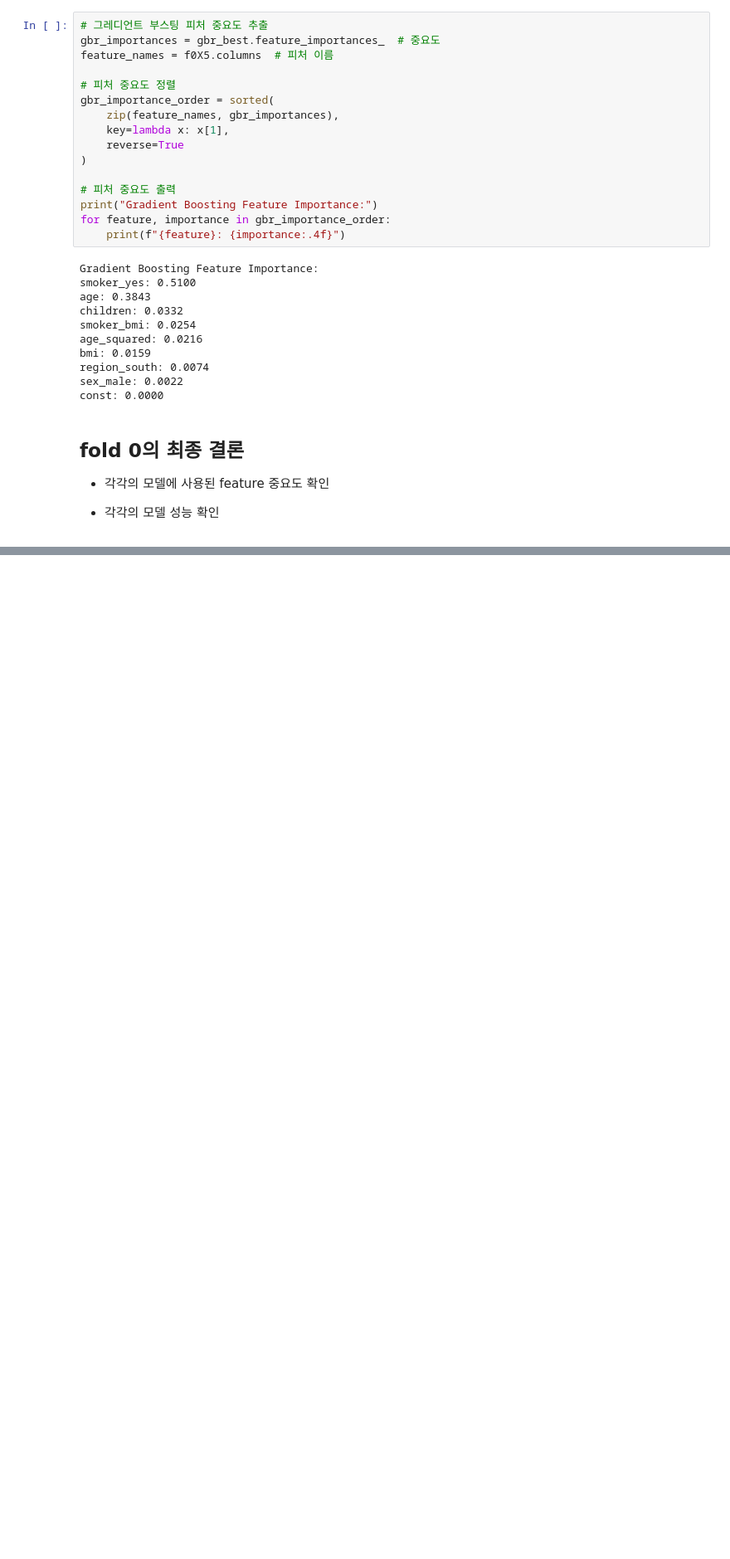
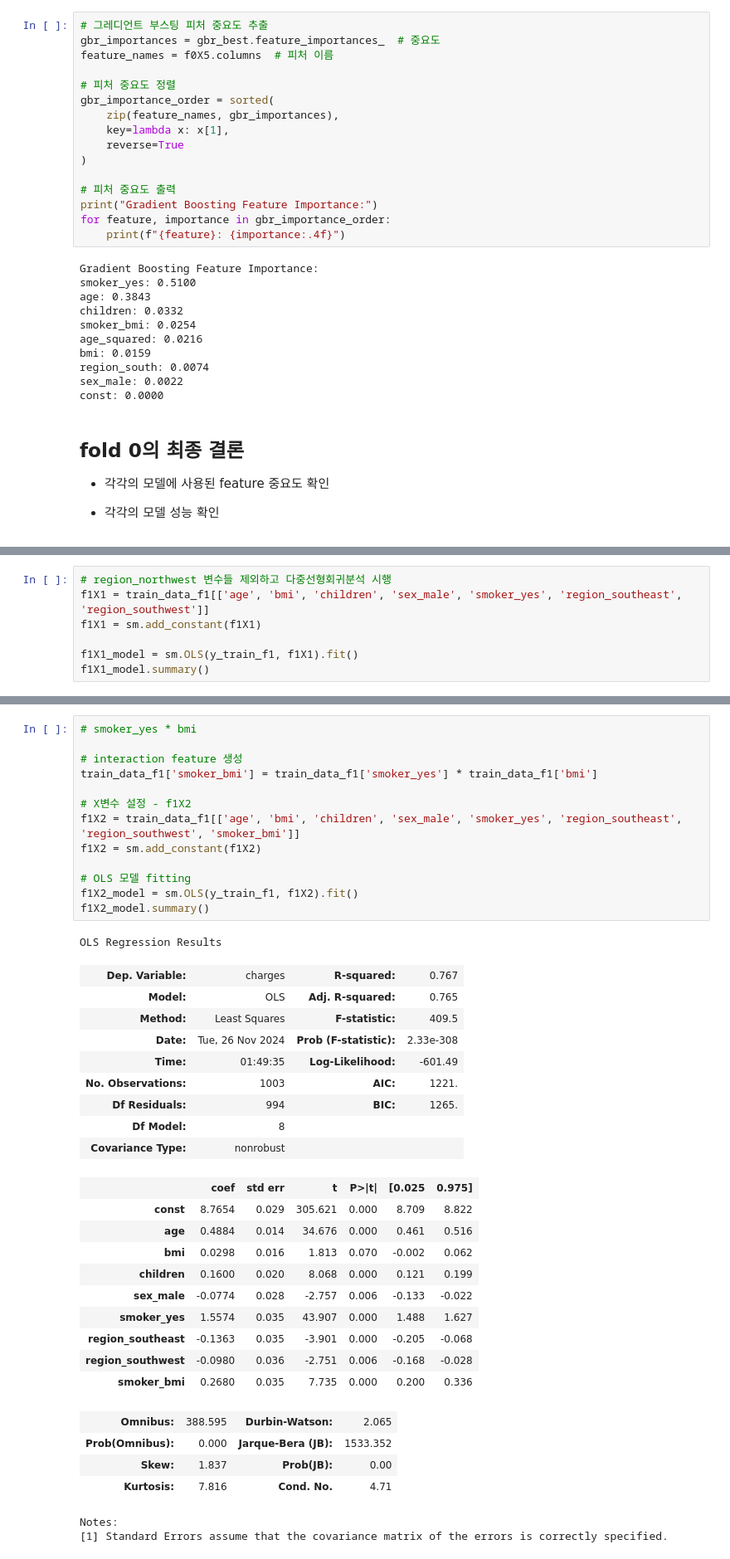
Before and after one commit to daeun118/24_2_ML_in_Finance, a Jupyter notebook: ML_in_Finance_TermProject.ipynb, the cells around one changed output, grey strips where cells are left out. Shown at 83% size. Saved outputs shown, nothing was run; the diff lists cells and outputs as text; blank space fills up the shorter version.

```diff
--- a/ML_in_Finance_TermProject.ipynb
+++ b/ML_in_Finance_TermProject.ipynb
@@ -1394,0 +1586,7 @@ const: 0.0000
+# %%
+# region_northwest 변수들 제외하고 다중선형회귀분석 시행
+f1X1 = train_data_f1[['age', 'bmi', 'children', 'sex_male', 'smoker_yes', 'region_southeast', 'region_southwest']]
+f1X1 = sm.add_constant(f1X1)
+
+f1X1_model = sm.OLS(y_train_f1, f1X1).fit()
+f1X1_model.summary()
@@ -1394,0 +1630,40 @@ const: 0.0000
+# %%
+# smoker_yes * bmi
+
+# interaction feature 생성
+train_data_f1['smoker_bmi'] = train_data_f1['smoker_yes'] * train_data_f1['bmi']
+
+# X변수 설정 - f1X2
+f1X2 = train_data_f1[['age', 'bmi', 'children', 'sex_male', 'smoker_yes', 'region_southeast', 'region_southwest', 'smoker_bmi']]
+f1X2 = sm.add_constant(f1X2)
+
+# OLS 모델 fitting
+f1X2_model = sm.OLS(y_train_f1, f1X2).fit()
+f1X2_model.summary()
+# %% [output]
+OLS Regression Results
+| Dep. Variable: | charges | R-squared: | 0.767 |
+| Model: | OLS | Adj. R-squared: | 0.765 |
+| Method: | Least Squares | F-statistic: | 409.5 |
+| Date: | Tue, 26 Nov 2024 | Prob (F-statistic): | 2.33e-308 |
+| Time: | 01:49:35 | Log-Likelihood: | -601.49 |
+| No. Observations: | 1003 | AIC: | 1221. |
+| Df Residuals: | 994 | BIC: | 1265. |
+| Df Model: | 8 |  |  |
+| Covariance Type: | nonrobust |  |  |
+|  | coef | std err | t | P>|t| | [0.025 | 0.975] |
+| const | 8.7654 | 0.029 | 305.621 | 0.000 | 8.709 | 8.822 |
+| age | 0.4884 | 0.014 | 34.676 | 0.000 | 0.461 | 0.516 |
+| bmi | 0.0298 | 0.016 | 1.813 | 0.070 | -0.002 | 0.062 |
+| children | 0.1600 | 0.020 | 8.068 | 0.000 | 0.121 | 0.199 |
+| sex_male | -0.0774 | 0.028 | -2.757 | 0.006 | -0.133 | -0.022 |
+| smoker_yes | 1.5574 | 0.035 | 43.907 | 0.000 | 1.488 | 1.627 |
+| region_southeast | -0.1363 | 0.035 | -3.901 | 0.000 | -0.205 | -0.068 |
+| region_southwest | -0.0980 | 0.036 | -2.751 | 0.006 | -0.168 | -0.028 |
+| smoker_bmi | 0.2680 | 0.035 | 7.735 | 0.000 | 0.200 | 0.336 |
+| Omnibus: | 388.595 | Durbin-Watson: | 2.065 |
+| Prob(Omnibus): | 0.000 | Jarque-Bera (JB): | 1533.352 |
+| Skew: | 1.837 | Prob(JB): | 0.00 |
+| Kurtosis: | 7.816 | Cond. No. | 4.71 |
+Notes:
+[1] Standard Errors assume that the covariance matrix of the errors is correctly specified.
```
Also changed, not shown: parts of 75 cells of this notebook.
